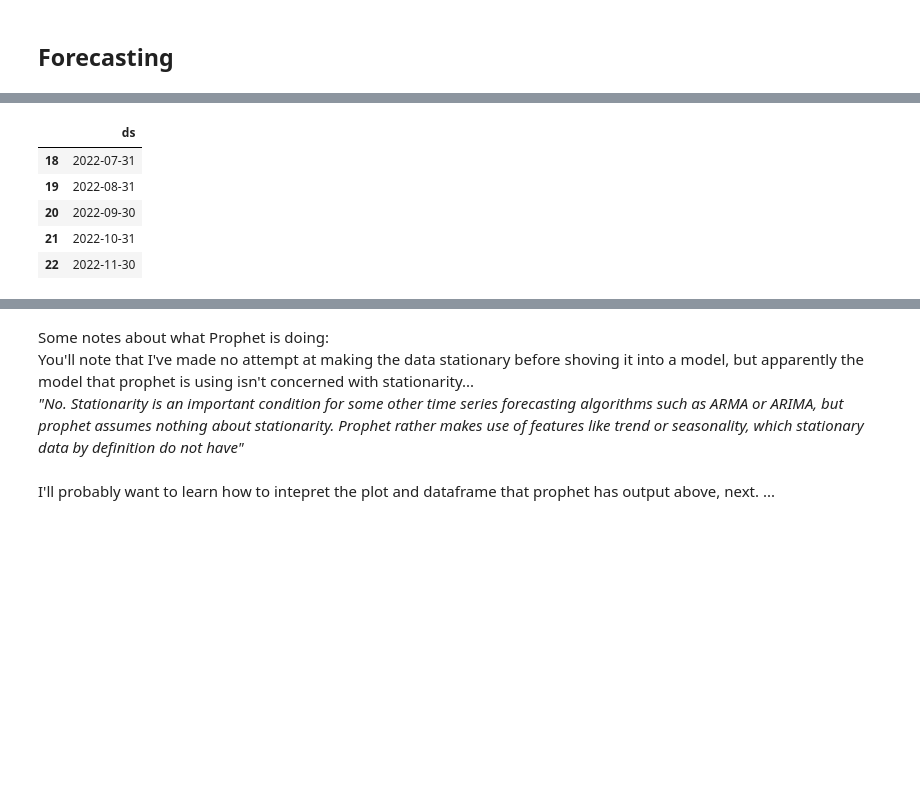
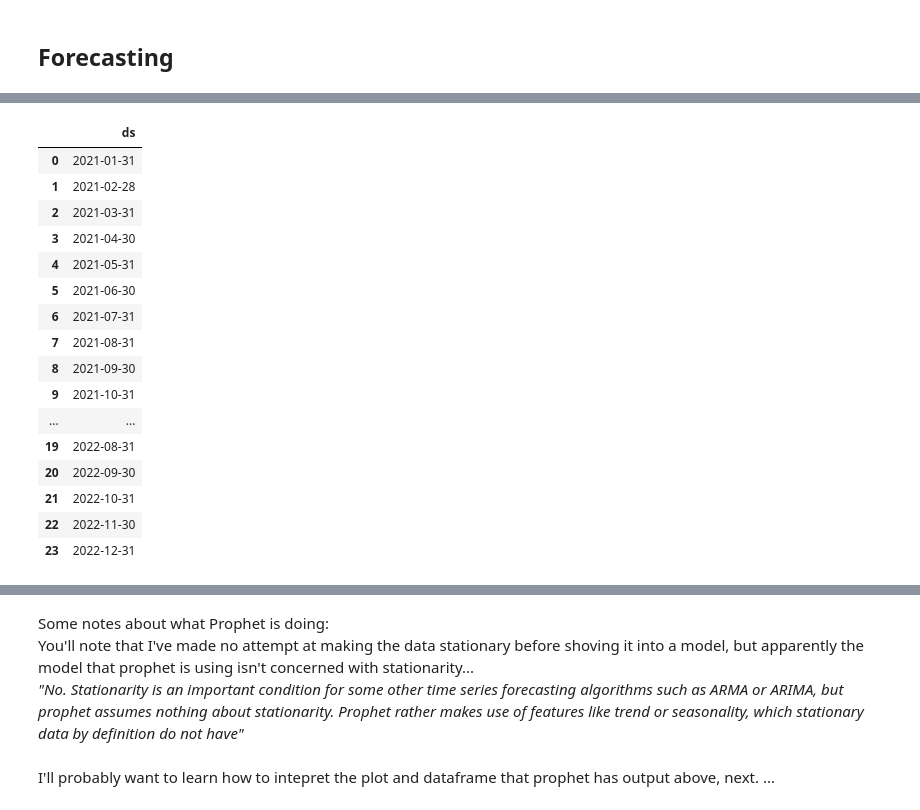
Before and after one commit to Louis-Bad/DACourse_prophet_forecast, a Jupyter notebook: forecasting.ipynb, the cells around one changed output, grey strips where cells are left out. Saved outputs shown, nothing was run; the diff lists cells and outputs as text; code cells hidden in the pictures; blank space fills up the shorter version.

```diff
--- a/forecasting.ipynb
+++ b/forecasting.ipynb
@@ -94,7 +99,13 @@ train_df_monthly.head()
 - Why doesn't prophet require preprocessing?
 - How to use the holidays feature of prophet
 # %%
+# Create an instance of an 'empty' model
+m = Prophet(interval_width=0.95)
+
 # Train the model
-m = Prophet(interval_width=0.95)
 model = m.fit(train_df_monthly)
+
+# Creating the future dates to forecast
+future_dates = model.make_future_dataframe(periods=6, freq='M')
+future_dates
 # %% [output]
@@ -103,14 +114,20 @@ model = m.fit(train_df_monthly)
+|  | ds |
+| 0 | 2021-01-31 |
+| 1 | 2021-02-28 |
+| 2 | 2021-03-31 |
+| 3 | 2021-04-30 |
+| 4 | 2021-05-31 |
+| 5 | 2021-06-30 |
+| 6 | 2021-07-31 |
+| 7 | 2021-08-31 |
+| 8 | 2021-09-30 |
+| 9 | 2021-10-31 |
+| ... | ... |
+| 19 | 2022-08-31 |
+| 20 | 2022-09-30 |
+| 21 | 2022-10-31 |
+| 22 | 2022-11-30 |
+| 23 | 2022-12-31 |
-# %%
-# Creating the future dates to forcast
-future_dates = model.make_future_dataframe(periods=4, freq='M')
-future_dates.tail()
-# %% [output]
-|  | ds |
-| 18 | 2022-07-31 |
-| 19 | 2022-08-31 |
-| 20 | 2022-09-30 |
-| 21 | 2022-10-31 |
-| 22 | 2022-11-30 |
 # %%
 # Forecasting output
 forecast = model.predict(future_dates)
```
Also changed, not shown: parts of 11 cells of this notebook.
